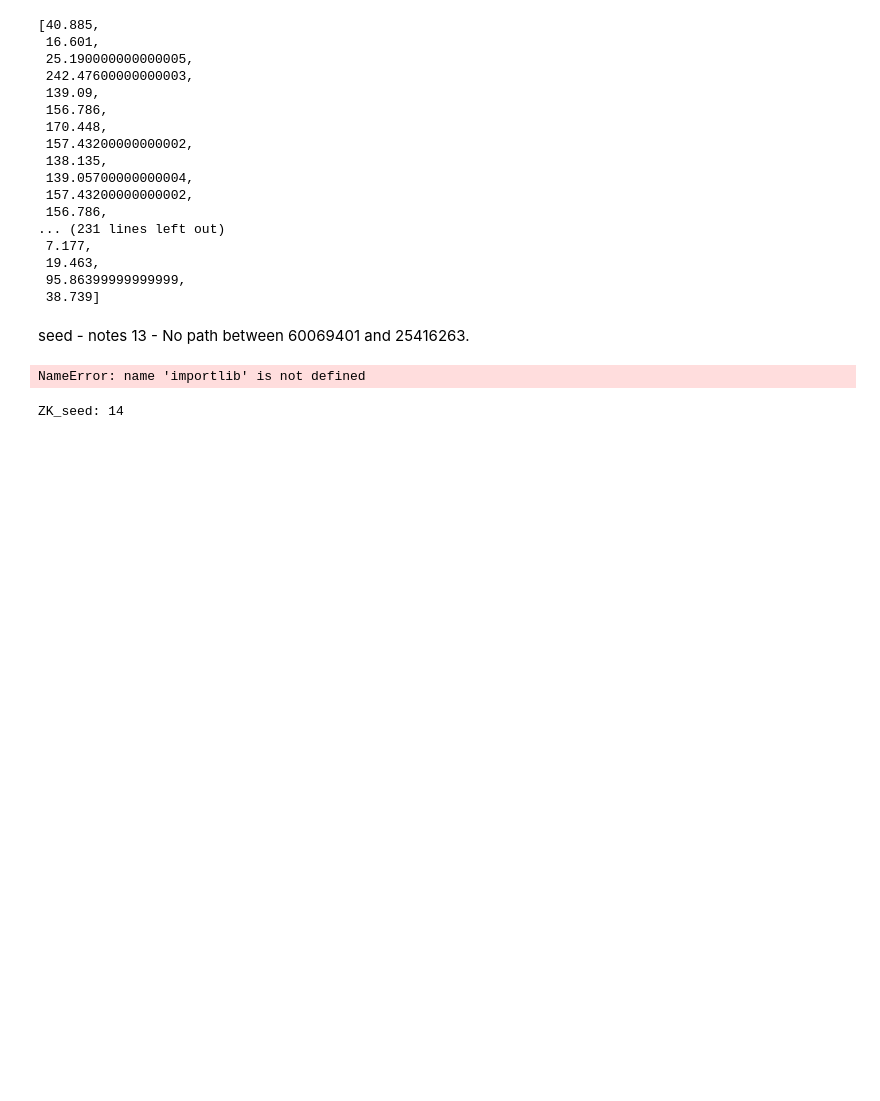
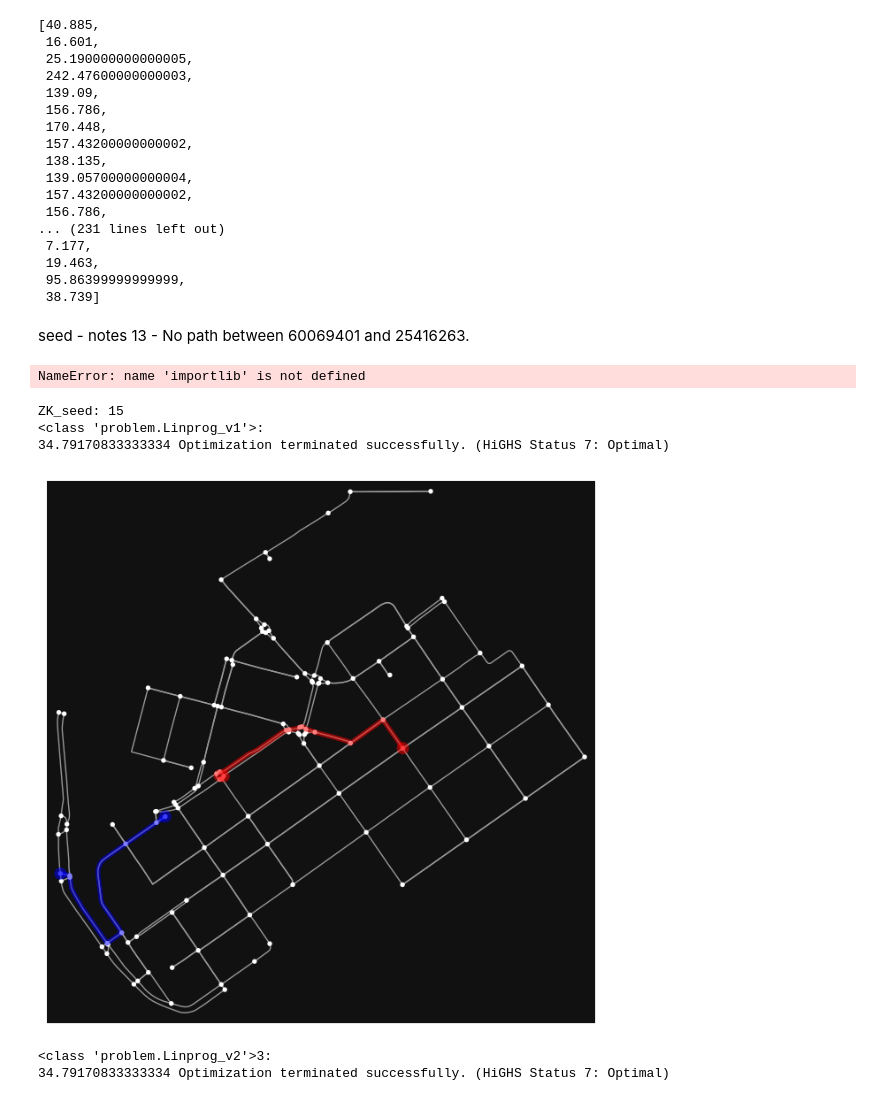
Before and after one commit to elgroselj/distributing_traffic, a Jupyter notebook: helsinki.ipynb, the cells around one changed output. Drawn from its saved outputs; the diff is of its cells as text; code cells hidden in the pictures; blank space fills up the shorter version.

```diff
--- a/helsinki.ipynb
+++ b/helsinki.ipynb
@@ -191,11 +193,21 @@ NameError: name 'importlib' is not defined
 # %%
 importlib.reload(pr)
-p = pr.Problem(graph, None, ZK = None, ZK_shape=(5,2), ZK_seed = 14, c_mode = 2, t_mode= "time")
+p = pr.Problem(graph, None, ZK = None, ZK_shape=(2,1), ZK_seed = 15, c_mode = 2, t_mode= "time")
+# p = pr.Problem(graph, None, ZK = None, ZK_shape=(5,2), ZK_seed = 14, c_mode = 2, t_mode= "time")
 #p.solve(mode="linprog_v1")
-pr.Linprog_v1.solve(p)
-try:
-    pr.Linprog_v2.solve(p,st_alternativ = 3)
-except:
-    pass
+# pr.Linprog_v1.solve(p)
+# try:
+#     pr.Linprog_v2.solve(p,st_alternativ = 3)
+# except:
+#     pass
+#pr.Linmin.solve(p,x0_seed=None)
+pr.Problem.draw(p)
+
+#x0_seed+=1
 # %% [output]
-ZK_seed: 14
+ZK_seed: 15
+<class 'problem.Linprog_v1'>:
+34.79170833333334 Optimization terminated successfully. (HiGHS Status 7: Optimal)
+[figure, added]
+<class 'problem.Linprog_v2'>3:
+34.79170833333334 Optimization terminated successfully. (HiGHS Status 7: Optimal)
```
Also changed, not shown: parts of 6 cells of this notebook, 3 other files.
